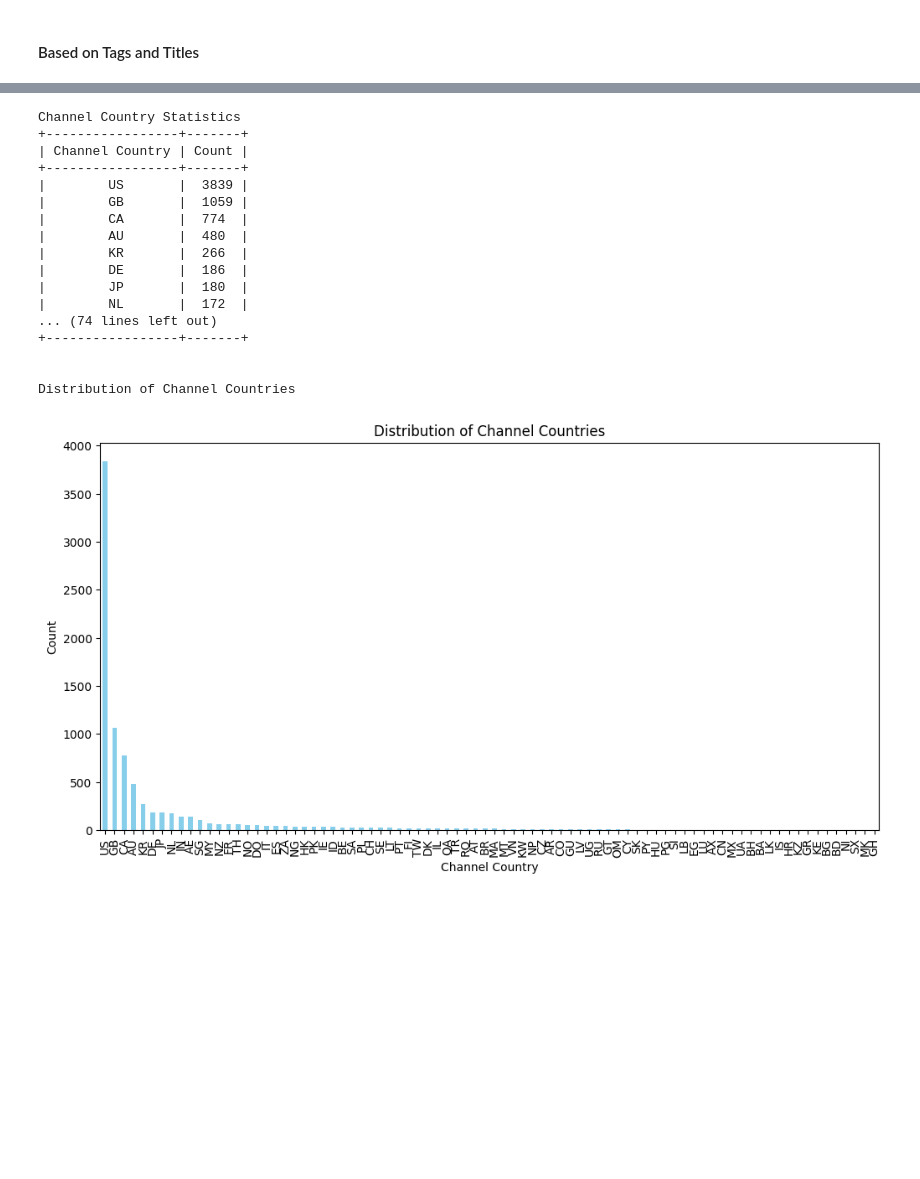
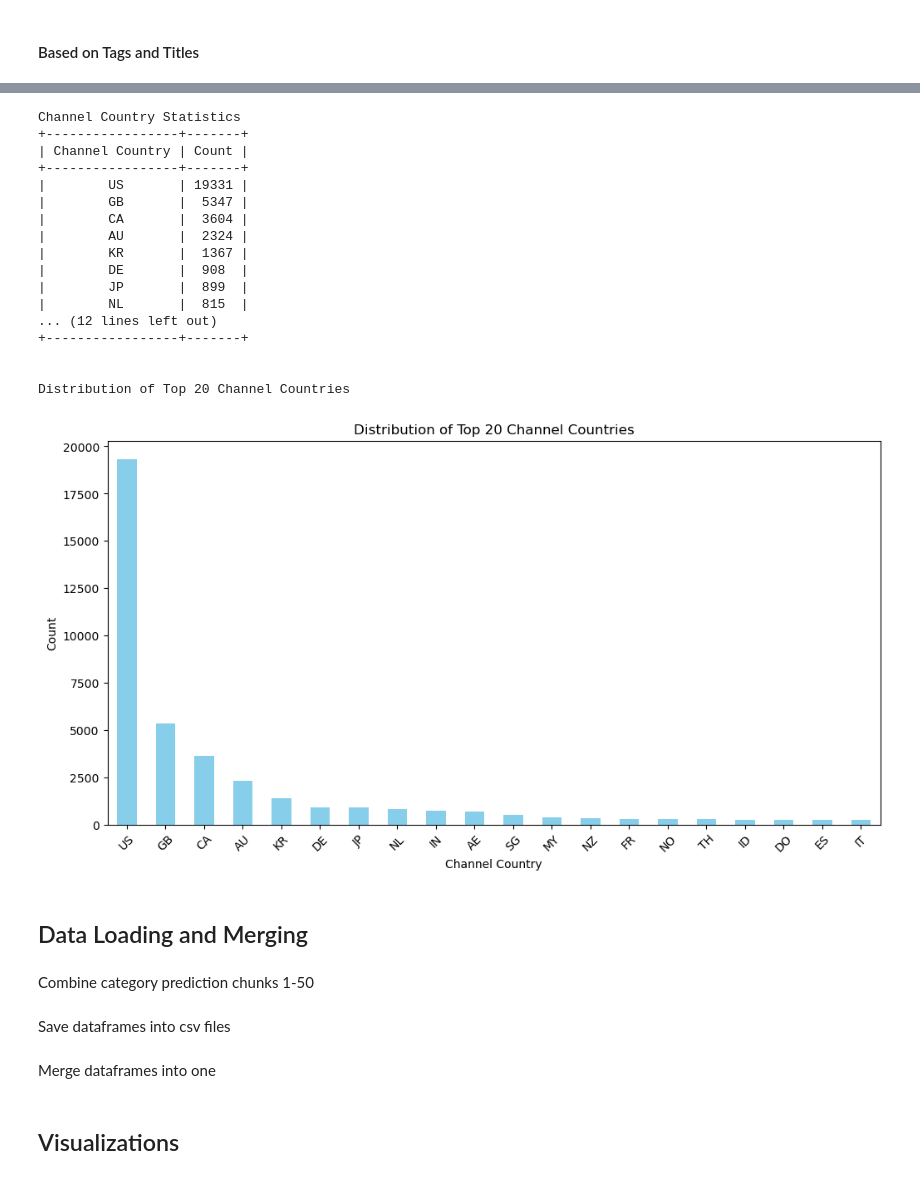
Before and after one commit to jaiiraaaaaa/thesis_EDA, a Jupyter notebook: Thesis_EDA.ipynb, the cells around one changed output, grey strips where cells are left out. Saved outputs shown, nothing was run; the diff lists cells and outputs as text; code cells hidden in the pictures; blank space fills up the shorter version.

Commit message:
visualizations for category predictions

```diff
--- a/Thesis_EDA.ipynb
+++ b/Thesis_EDA.ipynb
@@ -212,12 +214,9 @@ def preprocess_text(text):
 df['Video Title'] = df['Video Title'].apply(preprocess_text)
 df['Video Tags'] = df['Video Tags'].apply(preprocess_text)
 # %%
-# Take a subset of the data for analysis
-df_subset = df.sample(frac=0.20, random_state=42)
-
 # Combine tags and titles into a single text column
-df_subset['Combined Text'] = df_subset['Video Tags'] + ' ' + df_subset['Video Title']
+df['Combined Text'] = df['Video Tags'] + ' ' + df['Video Title']
 
 # Tokenize and preprocess the combined text
 vectorizer = CountVectorizer(stop_words='english')
-X = vectorizer.fit_transform(df_subset['Combined Text'])
+X = vectorizer.fit_transform(df['Combined Text'])
@@ -307,36 +281,42 @@ Topic 10: manila, philippines, vlog, travel, filipino, philippine, vlogger, city
 # %%
+# Print Channel Country Statistics
 print("Channel Country Statistics")
-channel_country_stats = df_subset['Channel Country'].value_counts()
+channel_country_stats = df['Channel Country'].value_counts().head(20)  # Get only the top 20 countries
 channel_country_table = PrettyTable(['Channel Country', 'Count'])
 for country, count in channel_country_stats.items():
     channel_country_table.add_row([country, count])
 print(channel_country_table)
 print("\n")
 
-# Distribution of 'Channel Country'
-print("Distribution of Channel Countries")
+# Plot the distribution of the top 20 Channel Countries
+print("Distribution of Top 20 Channel Countries")
 plt.figure(figsize=(12, 6))
-df_subset['Channel Country'].value_counts().plot(kind='bar', color='skyblue')
-plt.title('Distribution of Channel Countries')
+channel_country_stats.plot(kind='bar', color='skyblue')  # Plot only the top 20 countries
+plt.title('Distribution of Top 20 Channel Countries')
 plt.xlabel('Channel Country')
 plt.ylabel('Count')
+plt.xticks(rotation=45)  # Rotate x-axis labels for better readability
 plt.show()
 # %% [output]
 Channel Country Statistics
 +-----------------+-------+
 | Channel Country | Count |
 +-----------------+-------+
-|        US       |  3839 |
-|        GB       |  1059 |
-|        CA       |  774  |
-|        AU       |  480  |
-|        KR       |  266  |
-|        DE       |  186  |
-|        JP       |  180  |
-|        NL       |  172  |
-... (74 lines left out)
+|        US       | 19331 |
+|        GB       |  5347 |
+|        CA       |  3604 |
+|        AU       |  2324 |
+|        KR       |  1367 |
+|        DE       |  908  |
+|        JP       |  899  |
+|        NL       |  815  |
+... (12 lines left out)
 +-----------------+-------+
 
 
-Distribution of Channel Countries
+Distribution of Top 20 Channel Countries
-[figure, old version]
+[figure, new version]
+# %% [markdown]
+## Data Loading and Merging
+# %% [markdown]
+Combine category prediction chunks 1-50
@@ -342,0 +334,2 @@ Distribution of Channel Countries
+# %% [markdown]
+Save dataframes into csv files
@@ -342,0 +340,2 @@ Distribution of Channel Countries
+# %% [markdown]
+Merge dataframes into one
@@ -342,0 +350,2 @@ Distribution of Channel Countries
+# %% [markdown]
+## Visualizations
```
Also changed, not shown: parts of 15 cells of this notebook.
